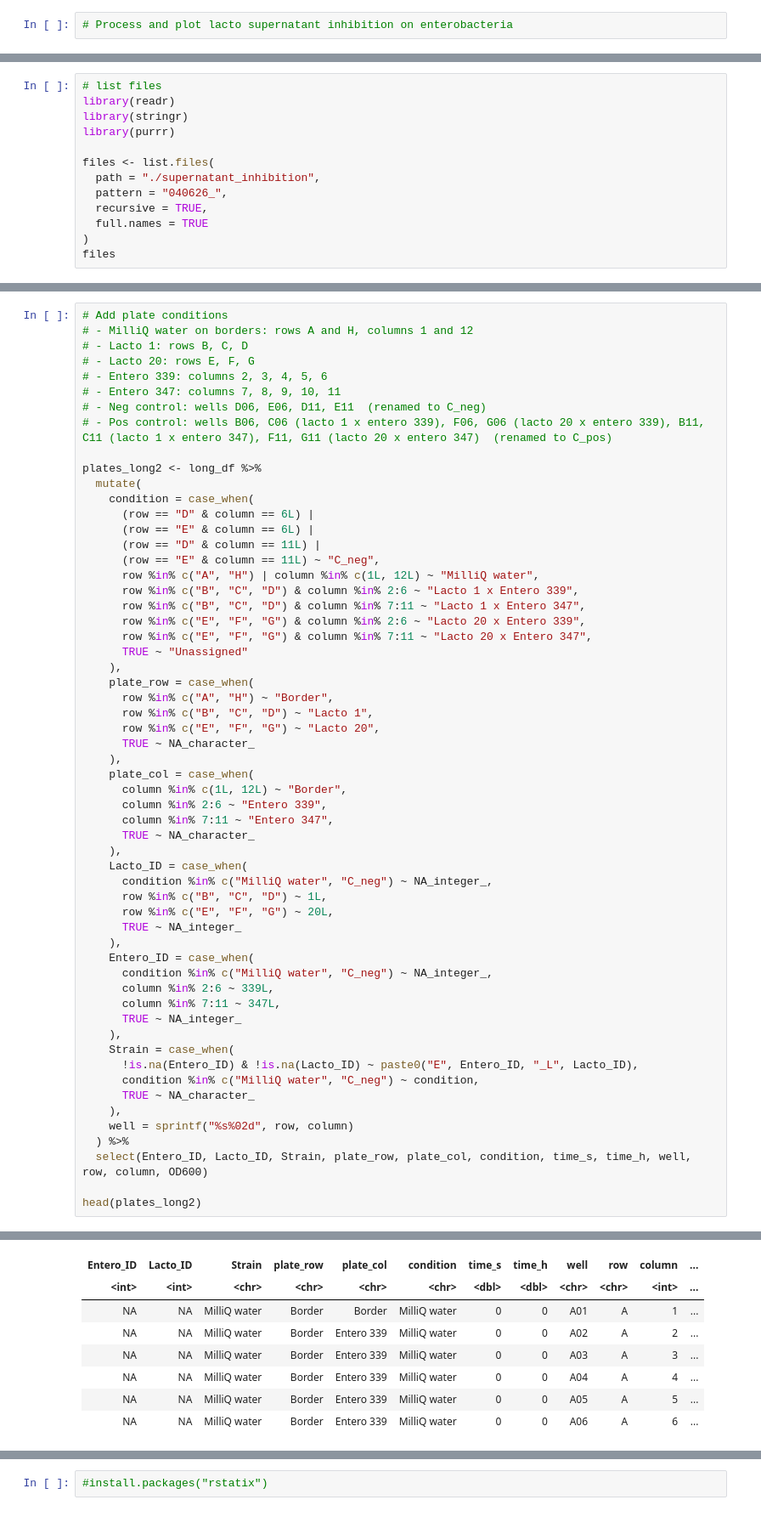
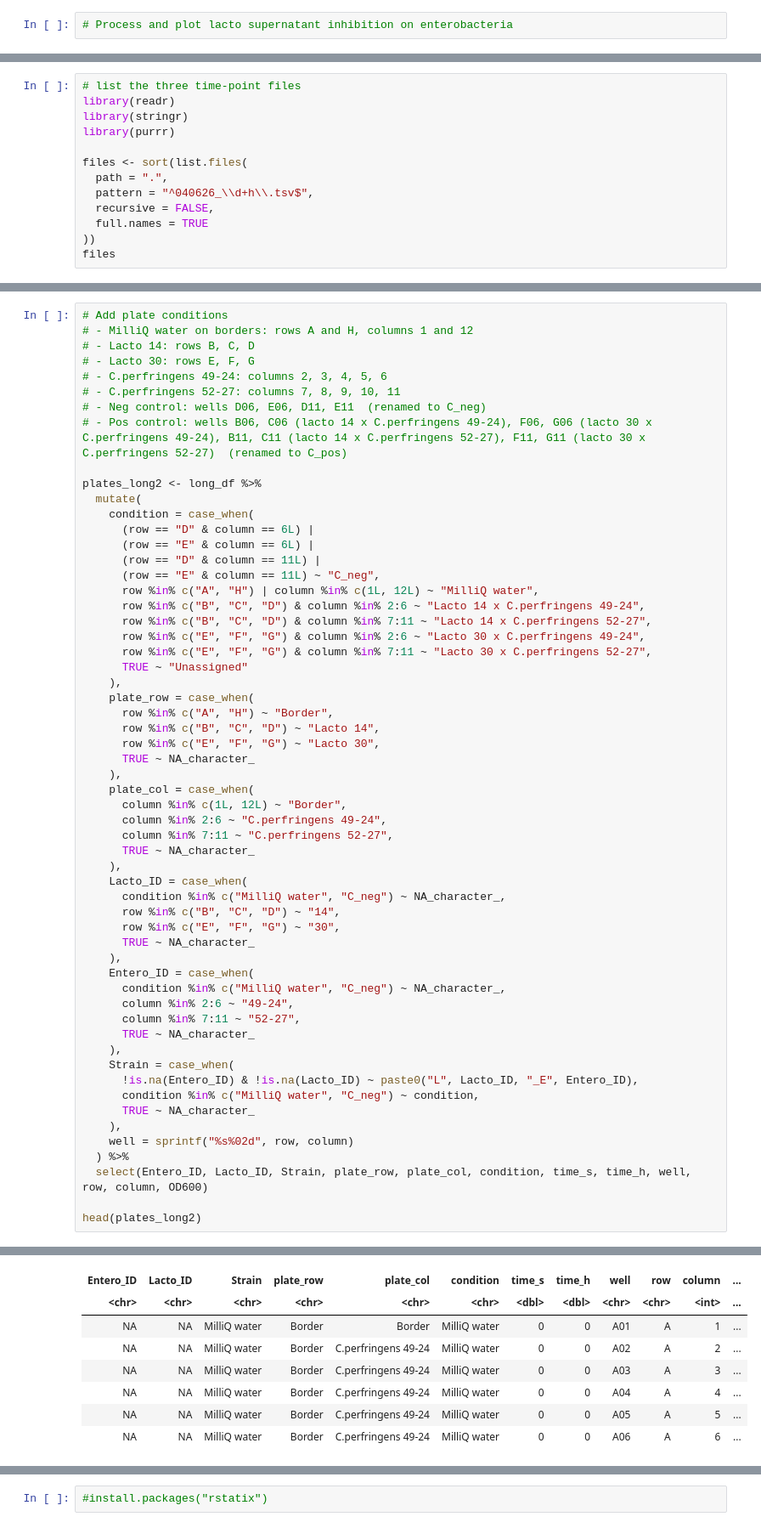
Before and after one commit to joaoordine/lactobacilli-probiotic, a Jupyter notebook: process_plot_supernat_inhib-CLOST.ipynb, the cells around one changed output, grey strips where cells are left out. Shown at 85% size. Drawn from its saved outputs; the diff is of its cells as text.

```diff
--- a/process_plot_supernat_inhib-CLOST.ipynb
+++ b/process_plot_supernat_inhib-CLOST.ipynb
@@ -43,14 +27,14 @@ getwd()
 # %%
-# list files
+# list the three time-point files
 library(readr)
 library(stringr)
 library(purrr)
 
-files <- list.files(
-  path = "./supernatant_inhibition",
-  pattern = "040626_",
-  recursive = TRUE,
+files <- sort(list.files(
+  path = ".",
+  pattern = "^040626_\\d+h\\.tsv$",
+  recursive = FALSE,
   full.names = TRUE
-)
+))
 files
 # %% [output]
@@ -151,12 +95,12 @@ A tibble: 6 × 8
 # %%
 # Add plate conditions
 # - MilliQ water on borders: rows A and H, columns 1 and 12
-# - Lacto 1: rows B, C, D
-# - Lacto 20: rows E, F, G
-# - Entero 339: columns 2, 3, 4, 5, 6
-# - Entero 347: columns 7, 8, 9, 10, 11
+# - Lacto 14: rows B, C, D
+# - Lacto 30: rows E, F, G
+# - C.perfringens 49-24: columns 2, 3, 4, 5, 6
+# - C.perfringens 52-27: columns 7, 8, 9, 10, 11
 # - Neg control: wells D06, E06, D11, E11  (renamed to C_neg)
-# - Pos control: wells B06, C06 (lacto 1 x entero 339), F06, G06 (lacto 20 x entero 339), B11, C11 (lacto 1 x entero 347), F11, G11 (lacto 20 x entero 347)  (renamed to C_pos)
+# - Pos control: wells B06, C06 (lacto 14 x C.perfringens 49-24), F06, G06 (lacto 30 x C.perfringens 49-24), B11, C11 (lacto 14 x C.perfringens 52-27), F11, G11 (lacto 30 x C.perfringens 52-27)  (renamed to C_pos)
 
 plates_long2 <- long_df %>%
   mutate(
@@ -165,57 +109,57 @@ plates_long2 <- long_df %>%
       (row == "E" & column == 6L) |
       (row == "D" & column == 11L) |
       (row == "E" & column == 11L) ~ "C_neg",
       row %in% c("A", "H") | column %in% c(1L, 12L) ~ "MilliQ water",
-      row %in% c("B", "C", "D") & column %in% 2:6 ~ "Lacto 1 x Entero 339",
-      row %in% c("B", "C", "D") & column %in% 7:11 ~ "Lacto 1 x Entero 347",
-      row %in% c("E", "F", "G") & column %in% 2:6 ~ "Lacto 20 x Entero 339",
-      row %in% c("E", "F", "G") & column %in% 7:11 ~ "Lacto 20 x Entero 347",
+      row %in% c("B", "C", "D") & column %in% 2:6 ~ "Lacto 14 x C.perfringens 49-24",
+      row %in% c("B", "C", "D") & column %in% 7:11 ~ "Lacto 14 x C.perfringens 52-27",
+      row %in% c("E", "F", "G") & column %in% 2:6 ~ "Lacto 30 x C.perfringens 49-24",
+      row %in% c("E", "F", "G") & column %in% 7:11 ~ "Lacto 30 x C.perfringens 52-27",
       TRUE ~ "Unassigned"
     ),
     plate_row = case_when(
       row %in% c("A", "H") ~ "Border",
-      row %in% c("B", "C", "D") ~ "Lacto 1",
-      row %in% c("E", "F", "G") ~ "Lacto 20",
+      row %in% c("B", "C", "D") ~ "Lacto 14",
+      row %in% c("E", "F", "G") ~ "Lacto 30",
       TRUE ~ NA_character_
     ),
     plate_col = case_when(
       column %in% c(1L, 12L) ~ "Border",
-      column %in% 2:6 ~ "Entero 339",
-      column %in% 7:11 ~ "Entero 347",
+      column %in% 2:6 ~ "C.perfringens 49-24",
+      column %in% 7:11 ~ "C.perfringens 52-27",
       TRUE ~ NA_character_
     ),
     Lacto_ID = case_when(
-      condition %in% c("MilliQ water", "C_neg") ~ NA_integer_,
-      row %in% c("B", "C", "D") ~ 1L,
-      row %in% c("E", "F", "G") ~ 20L,
-      TRUE ~ NA_integer_
+      condition %in% c("MilliQ water", "C_neg") ~ NA_character_,
+      row %in% c("B", "C", "D") ~ "14",
+      row %in% c("E", "F", "G") ~ "30",
+      TRUE ~ NA_character_
     ),
     Entero_ID = case_when(
-      condition %in% c("MilliQ water", "C_neg") ~ NA_integer_,
-      column %in% 2:6 ~ 339L,
-      column %in% 7:11 ~ 347L,
-      TRUE ~ NA_integer_
+      condition %in% c("MilliQ water", "C_neg") ~ NA_character_,
+      column %in% 2:6 ~ "49-24",
+      column %in% 7:11 ~ "52-27",
+      TRUE ~ NA_character_
     ),
     Strain = case_when(
-      !is.na(Entero_ID) & !is.na(Lacto_ID) ~ paste0("E", Entero_ID, "_L", Lacto_ID),
+      !is.na(Entero_ID) & !is.na(Lacto_ID) ~ paste0("L", Lacto_ID, "_E", Entero_ID),
       condition %in% c("MilliQ water", "C_neg") ~ condition,
       TRUE ~ NA_character_
     ),
     well = sprintf("%s%02d", row, column)
   ) %>%
   select(Entero_ID, Lacto_ID, Strain, plate_row, plate_col, condition, time_s, time_h, well, row, column, OD600)
 
 head(plates_long2)
 # %% [output]
 A tibble: 6 × 12
 | Entero_ID | Lacto_ID | Strain | plate_row | plate_col | condition | time_s | time_h | well | row | column | ... |
-| <int> | <int> | <chr> | <chr> | <chr> | <chr> | <dbl> | <dbl> | <chr> | <chr> | <int> | ... |
+| <chr> | <chr> | <chr> | <chr> | <chr> | <chr> | <dbl> | <dbl> | <chr> | <chr> | <int> | ... |
 | NA | NA | MilliQ water | Border | Border | MilliQ water | 0 | 0 | A01 | A | 1 | ... |
-| NA | NA | MilliQ water | Border | Entero 339 | MilliQ water | 0 | 0 | A02 | A | 2 | ... |
-| NA | NA | MilliQ water | Border | Entero 339 | MilliQ water | 0 | 0 | A03 | A | 3 | ... |
-| NA | NA | MilliQ water | Border | Entero 339 | MilliQ water | 0 | 0 | A04 | A | 4 | ... |
-| NA | NA | MilliQ water | Border | Entero 339 | MilliQ water | 0 | 0 | A05 | A | 5 | ... |
-| NA | NA | MilliQ water | Border | Entero 339 | MilliQ water | 0 | 0 | A06 | A | 6 | ... |
+| NA | NA | MilliQ water | Border | C.perfringens 49-24 | MilliQ water | 0 | 0 | A02 | A | 2 | ... |
+| NA | NA | MilliQ water | Border | C.perfringens 49-24 | MilliQ water | 0 | 0 | A03 | A | 3 | ... |
+| NA | NA | MilliQ water | Border | C.perfringens 49-24 | MilliQ water | 0 | 0 | A04 | A | 4 | ... |
+| NA | NA | MilliQ water | Border | C.perfringens 49-24 | MilliQ water | 0 | 0 | A05 | A | 5 | ... |
+| NA | NA | MilliQ water | Border | C.perfringens 49-24 | MilliQ water | 0 | 0 | A06 | A | 6 | ... |
 # %%
 # Mark the pair-specific positive controls so they do not get mixed into the 1/16 dilution wells
 plates_long2 <- plates_long2 %>%
```
Also changed, not shown: parts of 16 cells of this notebook.
